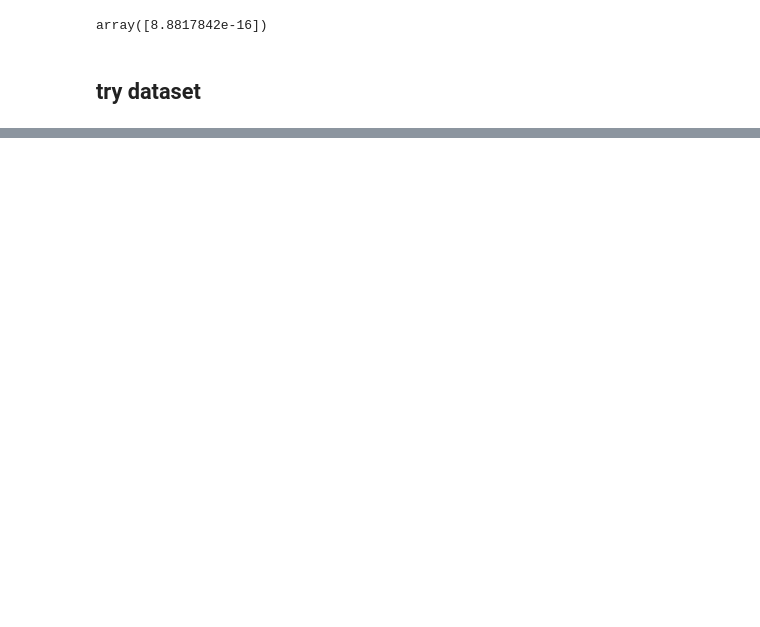
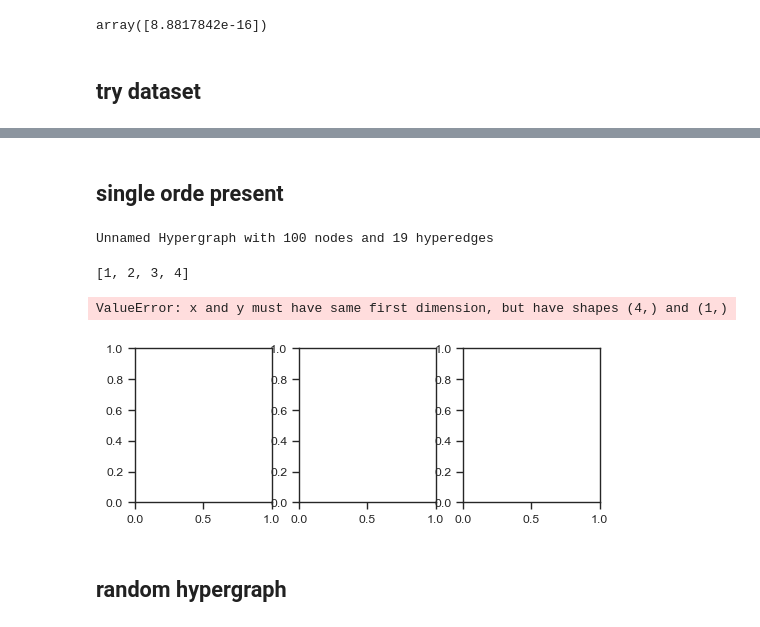
Before and after one commit to maximelucas/hypergraph_reducibility, a Jupyter notebook: notebooks/fig-complete_HG.ipynb, the cells around one changed output, grey strips where cells are left out. Saved outputs shown, nothing was run; the diff lists cells and outputs as text; code cells hidden in the pictures; blank space fills up the shorter version.

```diff
--- a/notebooks/fig-complete_HG.ipynb
+++ b/notebooks/fig-complete_HG.ipynb
@@ -235,0 +259,58 @@ plt.savefig(f"{out_dir}{fig_name}.png", dpi=250, bbox_inches="tight")
+# %% [markdown]
+## single orde present
+# %%
+N = 100
+d = 2
+
+H0 = xgi.random_hypergraph(N, ps=[1/N**d], order=d)
+# %%
+orders = [1, 2, 3, 4] #np.array(xgi.unique_edge_sizes(H0)) - 1
+weights = np.ones(len(orders))
+
+N = H0.num_nodes
+print(H0)
+# %% [output]
+Unnamed Hypergraph with 100 nodes and 19 hyperedges
+# %%
+orders
+# %% [output]
+[1, 2, 3, 4]
+# %%
+tau_c = find_charact_tau(H0, orders, weights, rescale_per_node=rescale)
+
+inverse_rescaling_factors = [1 / sigma(d) for d in orders]
+Ds_H, lZs_H = optimization(H0, tau_c, rescaling_factors=inverse_rescaling_factors, rescale_per_node=rescale)
+# %%
+fig, (ax, ax2, ax3) = plt.subplots(1, 3, figsize=(6, 2))
+
+message_length = Ds_H + lZs_H
+ax.plot(orders, message_length, "o-")
+
+penal_structure = np.log(orders) / np.log(d_max)
+ax2.plot(orders, Ds_H + penal_structure, "o-")
+
+ax3.plot(orders, message_length + penal_structure, "o-")
+
+ax.set_ylabel("Message Length")
+ax.set_xlabel("Max Order")
+ax.set_title("functional complex.")
+
+fig.suptitle(f"Complete HG, N={N}")
+ax2.set_title("structural complex.")
+ax2.set_xlabel("Max Order")
+
+ax3.set_title("both complex.")
+ax3.set_xlabel("Max Order")
+
+plt.subplots_adjust(top=0.7, wspace=0.3)
+
+sb.despine()
+
+fig_name = f"message_length_full_triangular_lattice_rescaled_tauc_N_{N}"
+
+#plt.savefig(f"{out_dir}{fig_name}.png", dpi=250, bbox_inches="tight")
+# %% [output]
+ValueError: x and y must have same first dimension, but have shapes (4,) and (1,)
+[figure, added]
+# %% [markdown]
+## random hypergraph
```
Also changed, not shown: parts of 16 cells of this notebook, 15 other files.
